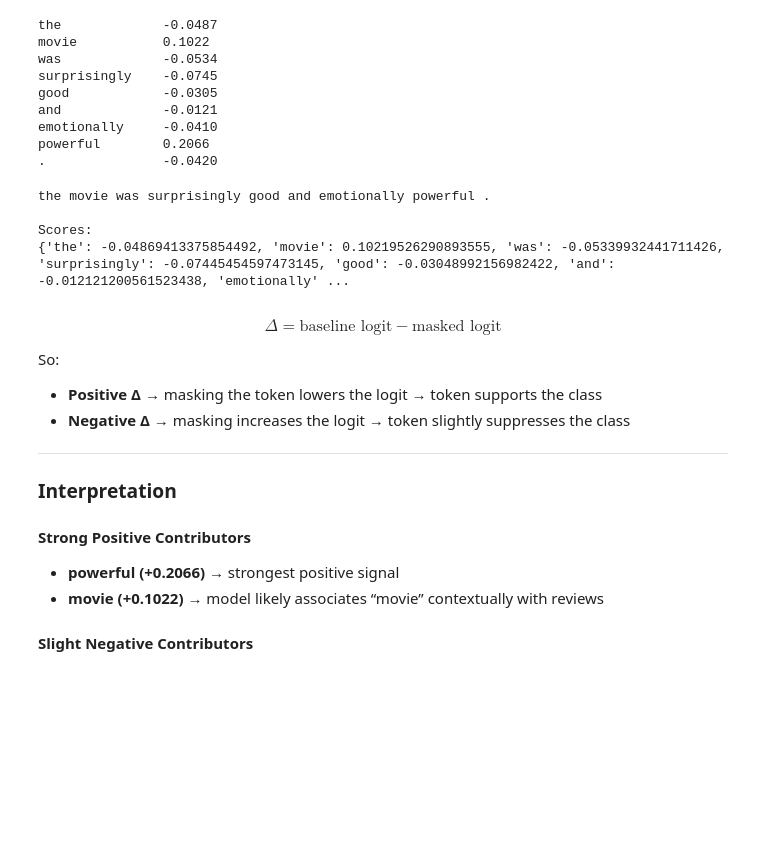
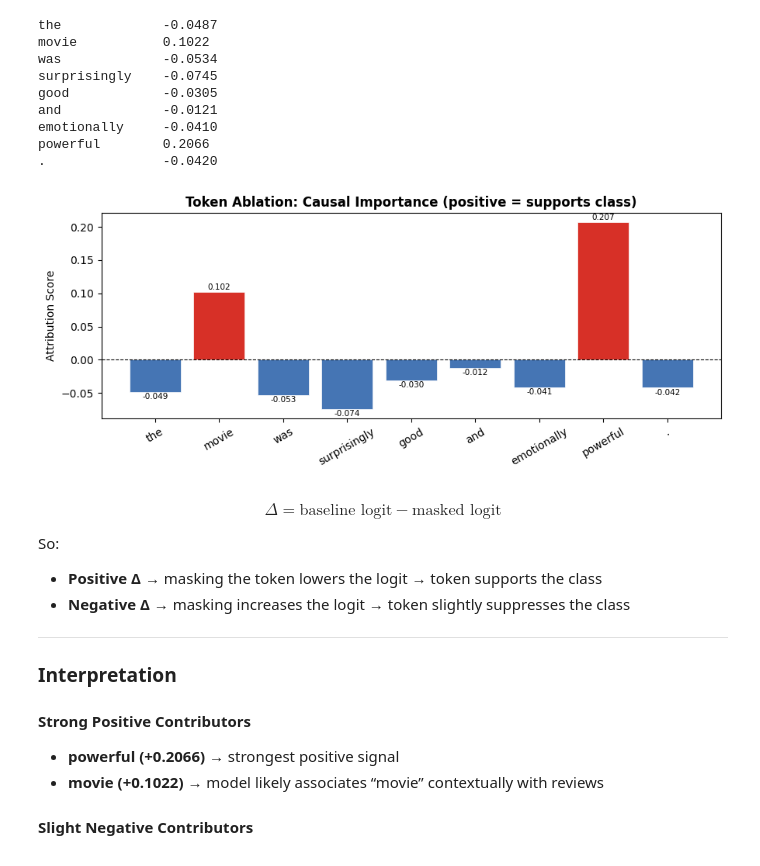
Before and after one commit to VectorInstitute/interpretability-llms-agents, a Jupyter notebook: implementations/xai_refresher/perturbation_robustness_and_bias_text.ipynb, the cells around one changed output. Cells and saved outputs as stored; diff of their text form; code cells hidden in the pictures; blank space fills up the shorter version.

```diff
--- a/implementations/xai_refresher/perturbation_robustness_and_bias_text.ipynb
+++ b/implementations/xai_refresher/perturbation_robustness_and_bias_text.ipynb
@@ -27,6 +52,6 @@ device
 # %%
 # Model loading
-CACHE_DIR = "<CACHE_DIR>"
+CACHE_DIR = None
 model_name = "textattack/bert-base-uncased-SST-2"
 
 tokenizer = AutoTokenizer.from_pretrained(model_name,cache_dir=CACHE_DIR)
@@ -108,25 +151,42 @@ emotionally     -0.0410
 powerful        0.2066
 .               -0.0420
 # %%
-# Visualize Token Importance
-def visualize_token_importance(tokens, scores):
-    scores = np.array(scores)
+def visualize_token_importance(tokens, scores, title=None):
+    """
+    Bar chart visualization of token attribution scores.
 
-    norm = scores / (np.abs(scores).max() + 1e-8)
+    - Red bars: positive attribution (token supports the target class)
+    - Blue bars: negative attribution (token suppresses the target class)
+    - For gradient norms (always positive), all bars are red; relative heights
+      indicate sensitivity magnitude.
+    """
+    scores = np.array(scores, dtype=float)
+    colors = ["#d73027" if s >= 0 else "#4575b4" for s in scores]
 
-    for token, score in zip(tokens, norm):
-        color = "red" if score > 0 else "blue"
-        print(f"\033[91m{token}\033[0m" if score > 0 else token, end=" ")
+    fig, ax = plt.subplots(figsize=(max(6, len(tokens) * 1.0), 3.8))
+    ax.bar(tokens, scores, color=colors, edgecolor="white", linewidth=0.5)
+    ax.axhline(0, color="black", linewidth=0.8, linestyle="--")
+    ax.set_ylabel("Attribution Score")
+    ax.set_title(title or "Token Attribution", fontsize=12, fontweight="bold")
+    ax.tick_params(axis="x", rotation=30)
 
-    print("\n\nScores:")
-    print(dict(zip(tokens, scores)))
+    # Annotate bar values
+    for bar, s in zip(ax.patches, scores):
+        va = "bottom" if s >= 0 else "top"
+        offset = 0.005 * (scores.max() - scores.min() + 1e-8)
+        ax.text(
+            bar.get_x() + bar.get_width() / 2,
+            s + (offset if s >= 0 else -offset),
+            f"{s:.3f}",
+            ha="center", va=va, fontsize=7.5, color="black"
+        )
+
+    plt.tight_layout()
+    plt.show()
 # %%
-visualize_token_importance(tokens, importances)
+visualize_token_importance(tokens, importances, title="Token Ablation: Causal Importance (positive = supports class)")
 # %% [output]
-the movie was surprisingly good and emotionally powerful .
-
-Scores:
-{'the': -0.04869413375854492, 'movie': 0.10219526290893555, 'was': -0.05339932441711426, 'surprisingly': -0.07445454597473145, 'good': -0.03048992156982422, 'and': -0.012121200561523438, 'emotionally' ...
+[figure, added]
 # %% [markdown]
 $$
 \Delta = \text{baseline logit} - \text{masked logit}
```
Also changed, not shown: parts of 21 cells of this notebook, 2 other files.
